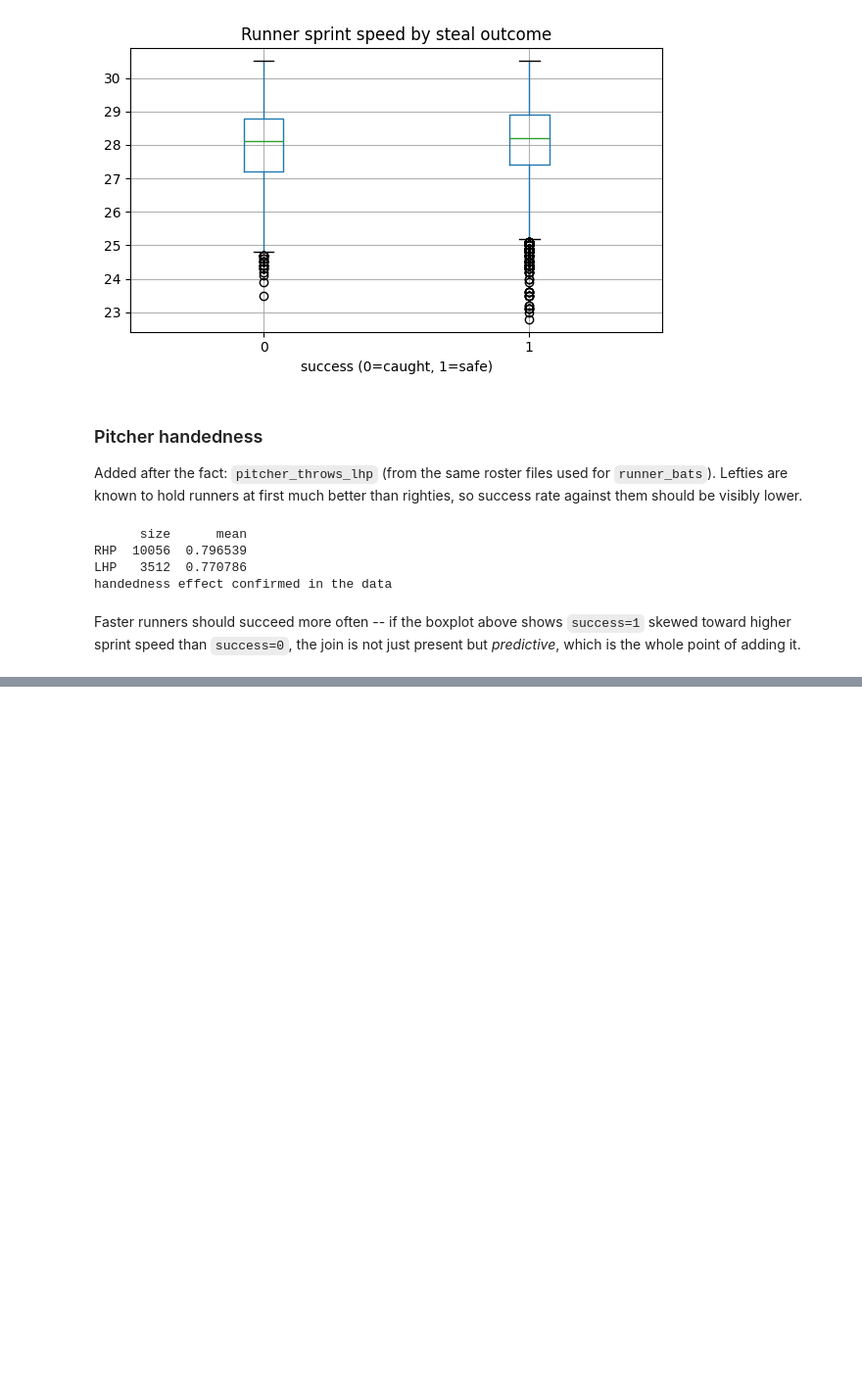
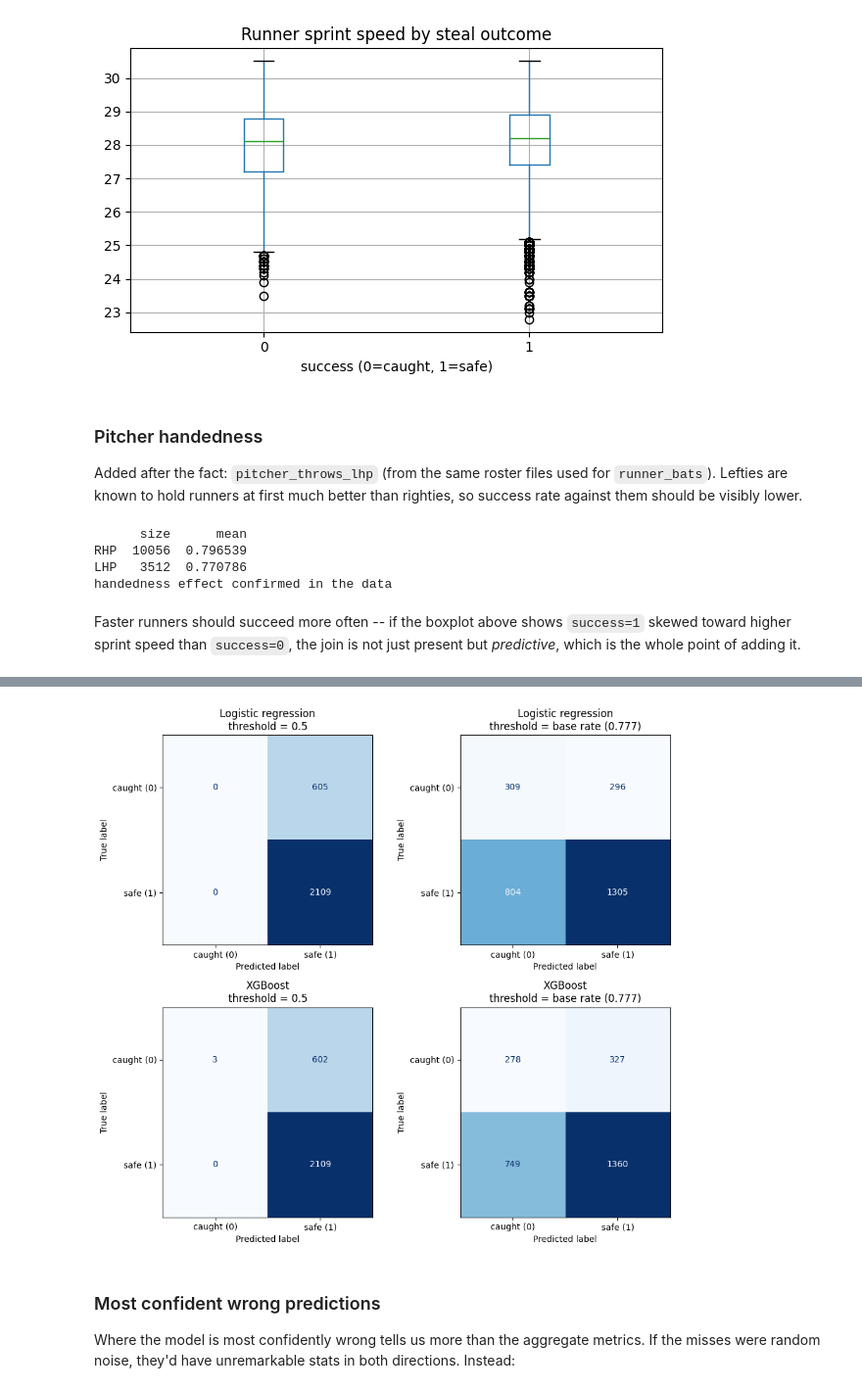
Before and after one commit to ethanhershman/base-steal-model, a Jupyter notebook: notebooks/eda.ipynb, the cells around one changed output, grey strips where cells are left out. Shown at 98% size. Drawn from its saved outputs; the diff is of its cells as text; code cells hidden in the pictures; blank space fills up the shorter version.

```diff
--- a/notebooks/eda.ipynb
+++ b/notebooks/eda.ipynb
@@ -495,0 +505,22 @@ it.
+# %%
+import sys
+sys.path.insert(0, "..")
+from src.train import NUMERIC, fit_logistic, fit_xgboost, confusion_at
+
+model_df = pd.read_csv("../data/sample/features_2023_2025.csv")
+for col in ("runner_sprint_speed", "catcher_pop_time"):
+    model_df[col] = model_df[col].fillna(model_df[col].median())
+
+split_idx = int(len(model_df) * 0.8)
+mtrain, mtest = model_df.iloc[:split_idx], model_df.iloc[split_idx:]
+X_tr, y_tr = mtrain[NUMERIC].fillna(0.0), mtrain["success"].astype(int)
+X_te, y_te = mtest[NUMERIC].fillna(0.0), mtest["success"].astype(int)
+
+print(f"train: {mtrain['date'].min()} to {mtrain['date'].max()} ({len(mtrain)} rows)")
+print(f"test : {mtest['date'].min()} to {mtest['date'].max()} ({len(mtest)} rows)")
+print(f"test base rate: {y_te.mean():.3f}")
+
+log_model = fit_logistic(X_tr, y_tr)
+xgb_model = fit_xgboost(X_tr, y_tr)
+p_log = log_model.predict_proba(X_te)[:, 1]
+p_xgb = xgb_model.predict_proba(X_te)[:, 1]
@@ -495,0 +541,8 @@ it.
+# %%
+base_rate = y_te.mean()
+rows = []
+for name, p in [("Logistic regression", p_log), ("XGBoost", p_xgb)]:
+    for label, thresh in [("0.5", 0.5), (f"base rate ({base_rate:.3f})", base_rate)]:
+        c = confusion_at(y_te, p, thresh)
+        rows.append({"model": name, "threshold": label, **c})
+pd.DataFrame(rows).set_index(["model", "threshold"])
@@ -495,0 +564,22 @@ it.
+# %%
+from sklearn.metrics import ConfusionMatrixDisplay, confusion_matrix
+
+fig, axes = plt.subplots(2, 2, figsize=(10, 9))
+for row, (name, p) in enumerate([("Logistic regression", p_log), ("XGBoost", p_xgb)]):
+    for col, (label, thresh) in enumerate([("threshold = 0.5", 0.5),
+                                           (f"threshold = base rate ({base_rate:.3f})", base_rate)]):
+        pred = (p >= thresh).astype(int)
+        cm = confusion_matrix(y_te, pred, labels=[0, 1])
+        disp = ConfusionMatrixDisplay(cm, display_labels=["caught (0)", "safe (1)"])
+        disp.plot(ax=axes[row][col], colorbar=False, cmap="Blues")
+        axes[row][col].set_title(f"{name}\n{label}")
+plt.tight_layout()
+plt.show()
+# %% [output]
+[figure, added]
+# %% [markdown]
+### Most confident wrong predictions
+
+Where the model is most confidently wrong tells us more than the
+aggregate metrics. If the misses were random noise, they'd have
+unremarkable stats in both directions. Instead:
```
Also changed, not shown: parts of 9 cells of this notebook, 1 other file.
